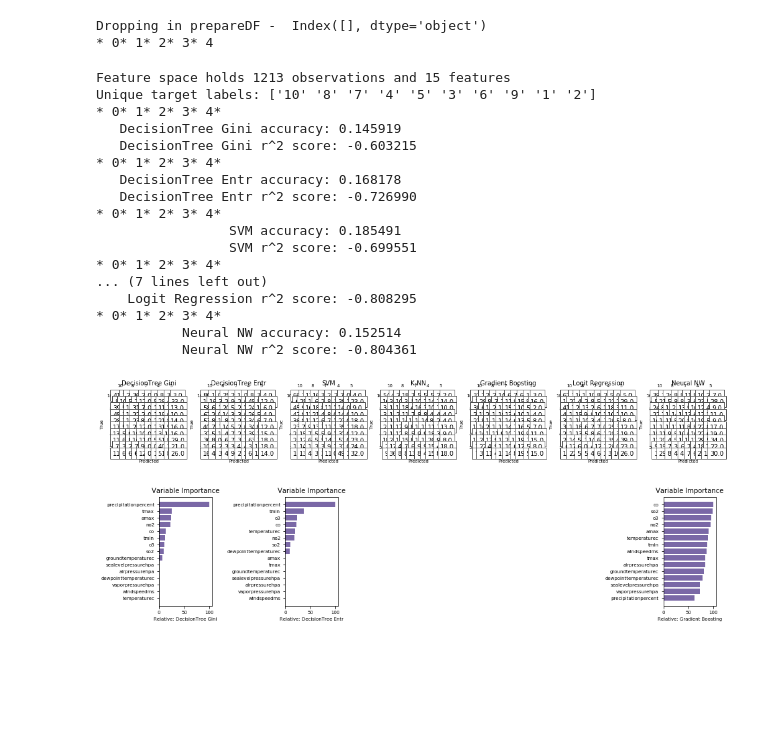
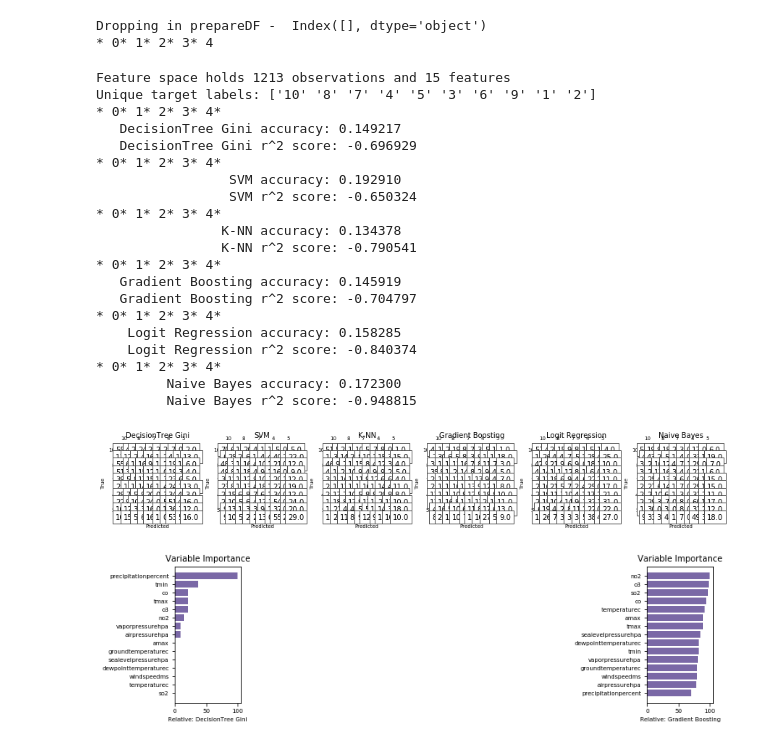
Before and after one commit to sada-narayanappa/Notebooks, a Jupyter notebook: SCHAS/pef/hand_classify.ipynb, the cells around one changed output. Cells and saved outputs as stored; diff of their text form; code cells hidden in the pictures; blank space fills up the shorter version.

```diff
--- a/SCHAS/pef/hand_classify.ipynb
+++ b/SCHAS/pef/hand_classify.ipynb
@@ -181,39 +188,45 @@ for train_index, test_index in kf.split(X):
 Dropping in prepareDF -  Index([], dtype='object')
 * 0* 1* 2* 3* 4
 # %%
+from sklearn.naive_bayes import GaussianNB
+
 predictColumn = "pefcat"
 cls = [# Comment/uncomment out any classfiers according to your need
        # DO NOT CHANGE
         "DecisionTree Gini" , tree.DecisionTreeClassifier(max_depth=4, criterion="gini"),
-        "DecisionTree Entr" , tree.DecisionTreeClassifier(max_depth=4, criterion="entropy"),
+#        "DecisionTree Entr" , tree.DecisionTreeClassifier(max_depth=4, criterion="entropy"),
         "SVM"               , sklearn.svm.SVC(),
         #"Random Forest"     , sklearn.ensemble.RandomForestClassifier(),
         "K-NN"              , sklearn.neighbors.KNeighborsClassifier(),
         "Gradient Boosting" , sklearn.ensemble.RandomForestClassifier(),
         "Logit Regression"  , sklearn.linear_model.LogisticRegression(),
-        "Neural NW"         , MLPClassifier(solver='lbfgs', alpha=1e-5, hidden_layer_sizes=(25, 10), random_state=1)
+#        "Neural NW"         , MLPClassifier(solver='lbfgs', alpha=1e-5, hidden_layer_sizes=(25, 10), random_state=1),
+        "Naive Bayes"       , GaussianNB()
 ];
 
 y = df1[predictColumn]
 X = df1.drop(predictColumn, axis=1)
 a = Classify(X,y, True, drawConfusionMatrix=True, classifiers=cls, scale=True)
 # %% [output]
 Feature space holds 1213 observations and 15 features
 Unique target labels: ['10' '8' '7' '4' '5' '3' '6' '9' '1' '2']
 * 0* 1* 2* 3* 4*
-   DecisionTree Gini accuracy: 0.145919
-   DecisionTree Gini r^2 score: -0.603215
+   DecisionTree Gini accuracy: 0.149217
+   DecisionTree Gini r^2 score: -0.696929
 * 0* 1* 2* 3* 4*
-   DecisionTree Entr accuracy: 0.168178
-   DecisionTree Entr r^2 score: -0.726990
+                 SVM accuracy: 0.192910
+                 SVM r^2 score: -0.650324
 * 0* 1* 2* 3* 4*
-                 SVM accuracy: 0.185491
-                 SVM r^2 score: -0.699551
+                K-NN accuracy: 0.134378
+                K-NN r^2 score: -0.790541
 * 0* 1* 2* 3* 4*
-... (7 lines left out)
-    Logit Regression r^2 score: -0.808295
+   Gradient Boosting accuracy: 0.145919
+   Gradient Boosting r^2 score: -0.704797
 * 0* 1* 2* 3* 4*
-           Neural NW accuracy: 0.152514
-           Neural NW r^2 score: -0.804361
+    Logit Regression accuracy: 0.158285
+    Logit Regression r^2 score: -0.840374
+* 0* 1* 2* 3* 4*
+         Naive Bayes accuracy: 0.172300
+         Naive Bayes r^2 score: -0.948815
-[figure, old version]
+[figure, new version]
-[figure, old version]
+[figure, new version]
```
Also changed, not shown: parts of 2 cells of this notebook, 2 other files.
